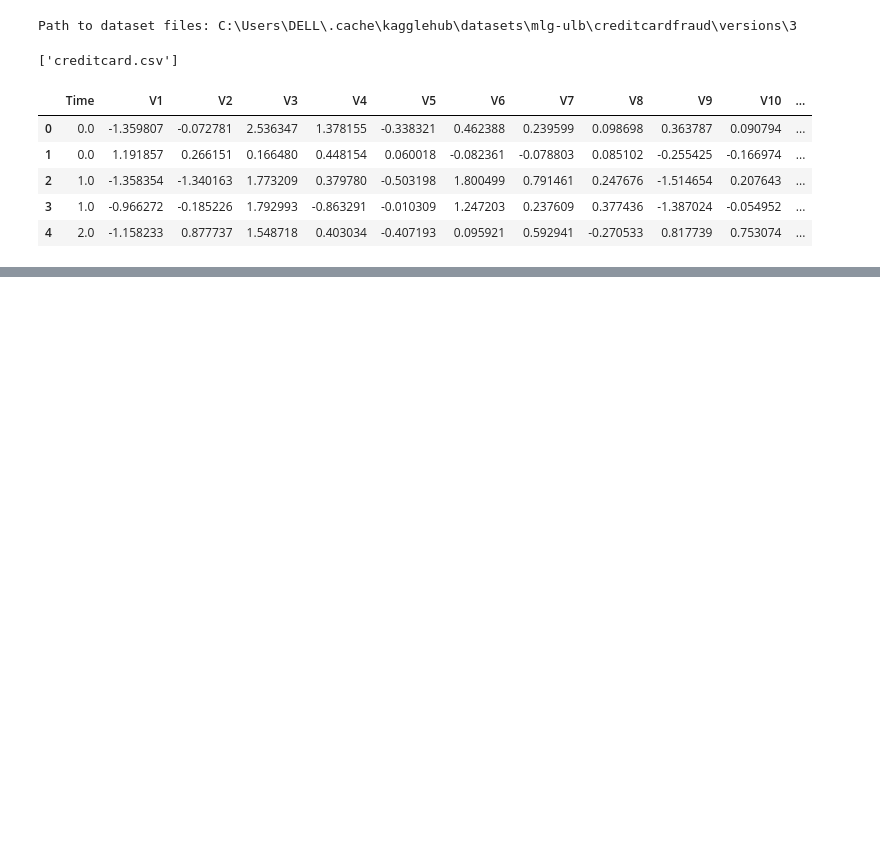
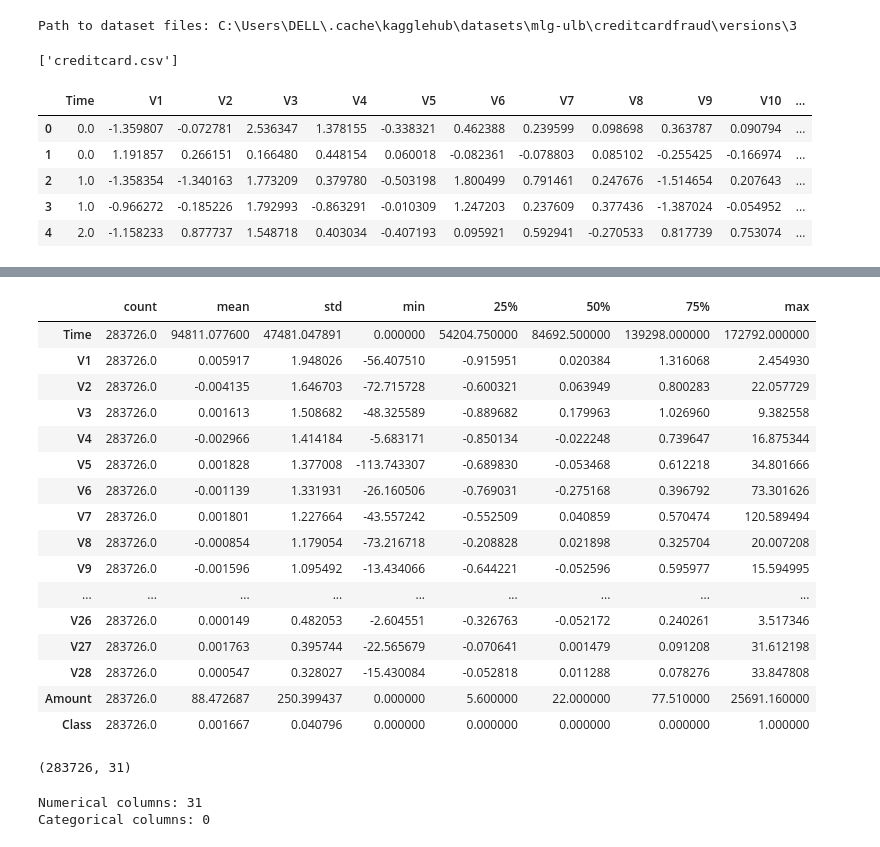
Before and after one commit to PoonamPareek2001/Creditcardfraudanalysis, a Jupyter notebook: CCFraudAnalysis.ipynb, the cells around one changed output, grey strips where cells are left out. Cells and saved outputs as stored; diff of their text form; code cells hidden in the pictures; blank space fills up the shorter version.

```diff
--- a/CCFraudAnalysis.ipynb
+++ b/CCFraudAnalysis.ipynb
@@ -19,3 +43,32 @@ from tensorflow
+# %%
+import tensorflow as tf # deep learning frame work
+from tensorflow import keras #high level api for building models
+from tensorflow.keras import layers #neural networklayers
+from tensorflow.keras.models import Sequential
+from tensorflow.keras.layers import Dense, Dropout
+from tensorflow.keras.optimizers import Adam
+from sklearn.metrics import classification_report, confusion_matrix, roc_auc_score
+import tensorflow as tf  # Deep learning framework
+from tensorflow import keras  # High-level API for building models
+from tensorflow.keras import layers  # Neural network layers
+from tensorflow.keras.models import Sequential
+from tensorflow.keras.layers import Dense, Dropout
+from tensorflow.keras.optimizers import Adam
+from sklearn.metrics import classification_report, confusion_matrix, roc_auc_score
+from tensorflow.keras.metrics import AUC, Precision, Recall
+from sklearn.model_selection import train_test_split #split data into test train sets
+from sklearn.preprocessing import StandardScaler #normalize features
+from sklearn.svm import LinearSVC #using LinearSCC for effeciency on large data set
+from sklearn.tree import DecisionTreeClassifier
+from sklearn.feature_selection import SelectKBest, f_classif # Import feature selection tools
+import xgboost as xgb
+from xgboost import XGBClassifier
+
+from sklearn.linear_model import LogisticRegression #LogisticRegression
+from sklearn.ensemble import RandomForestClassifier
+from sklearn.metrics import classification_report, confusion_matrix, roc_curve, roc_auc_score, accuracy_score, f1_score  # Evaluation metrics
+
+pd.set_option("display.max_columns", None) #to displaythe total number od cloumns psent in the data set
 # %%
 
 path = kagglehub.dataset_download("mlg-ulb/creditcardfraud")
@@ -42,0 +122,3 @@ Data.head()
+# %%
+#Droping duplicates
+Data.drop_duplicates(inplace=True)
@@ -42,0 +152,37 @@ Data.head()
+# %%
+#Get summr tastitics for each columns and transpose for better readibility
+Data.describe().transpose()
+# %% [output]
+|  | count | mean | std | min | 25% | 50% | 75% | max |
+| Time | 283726.0 | 94811.077600 | 47481.047891 | 0.000000 | 54204.750000 | 84692.500000 | 139298.000000 | 172792.000000 |
+| V1 | 283726.0 | 0.005917 | 1.948026 | -56.407510 | -0.915951 | 0.020384 | 1.316068 | 2.454930 |
+| V2 | 283726.0 | -0.004135 | 1.646703 | -72.715728 | -0.600321 | 0.063949 | 0.800283 | 22.057729 |
+| V3 | 283726.0 | 0.001613 | 1.508682 | -48.325589 | -0.889682 | 0.179963 | 1.026960 | 9.382558 |
+| V4 | 283726.0 | -0.002966 | 1.414184 | -5.683171 | -0.850134 | -0.022248 | 0.739647 | 16.875344 |
+| V5 | 283726.0 | 0.001828 | 1.377008 | -113.743307 | -0.689830 | -0.053468 | 0.612218 | 34.801666 |
+| V6 | 283726.0 | -0.001139 | 1.331931 | -26.160506 | -0.769031 | -0.275168 | 0.396792 | 73.301626 |
+| V7 | 283726.0 | 0.001801 | 1.227664 | -43.557242 | -0.552509 | 0.040859 | 0.570474 | 120.589494 |
+| V8 | 283726.0 | -0.000854 | 1.179054 | -73.216718 | -0.208828 | 0.021898 | 0.325704 | 20.007208 |
+| V9 | 283726.0 | -0.001596 | 1.095492 | -13.434066 | -0.644221 | -0.052596 | 0.595977 | 15.594995 |
+| ... | ... | ... | ... | ... | ... | ... | ... | ... |
+| V26 | 283726.0 | 0.000149 | 0.482053 | -2.604551 | -0.326763 | -0.052172 | 0.240261 | 3.517346 |
+| V27 | 283726.0 | 0.001763 | 0.395744 | -22.565679 | -0.070641 | 0.001479 | 0.091208 | 31.612198 |
+| V28 | 283726.0 | 0.000547 | 0.328027 | -15.430084 | -0.052818 | 0.011288 | 0.078276 | 33.847808 |
+| Amount | 283726.0 | 88.472687 | 250.399437 | 0.000000 | 5.600000 | 22.000000 | 77.510000 | 25691.160000 |
+| Class | 283726.0 | 0.001667 | 0.040796 | 0.000000 | 0.000000 | 0.000000 | 0.000000 | 1.000000 |
+# %%
+Data.shape
+# %% [output]
+(283726, 31)
+# %%
+#count the numerical columns
+num_cols = Data.select_dtypes(include=["number"]).shape[1]
+
+#count categorical columns (object, catergory types)
+cat_cols = Data.select_dtypes(include=["object","category"]).shape[1]
+
+print(f"Numerical columns: {num_cols}")
+print(f"Categorical columns: {cat_cols}")
+# %% [output]
+Numerical columns: 31
+Categorical columns: 0
```
Also changed, not shown: parts of 10 cells of this notebook.
